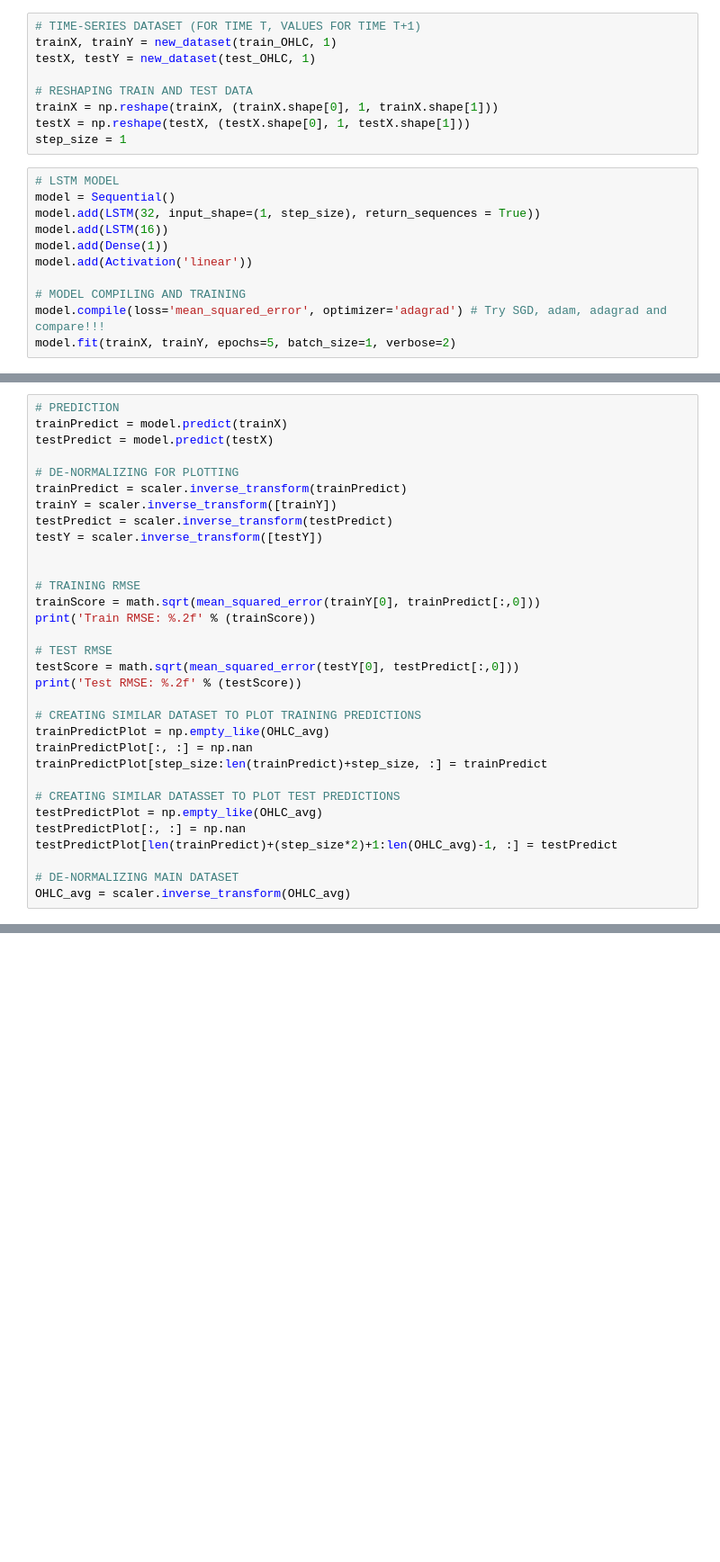
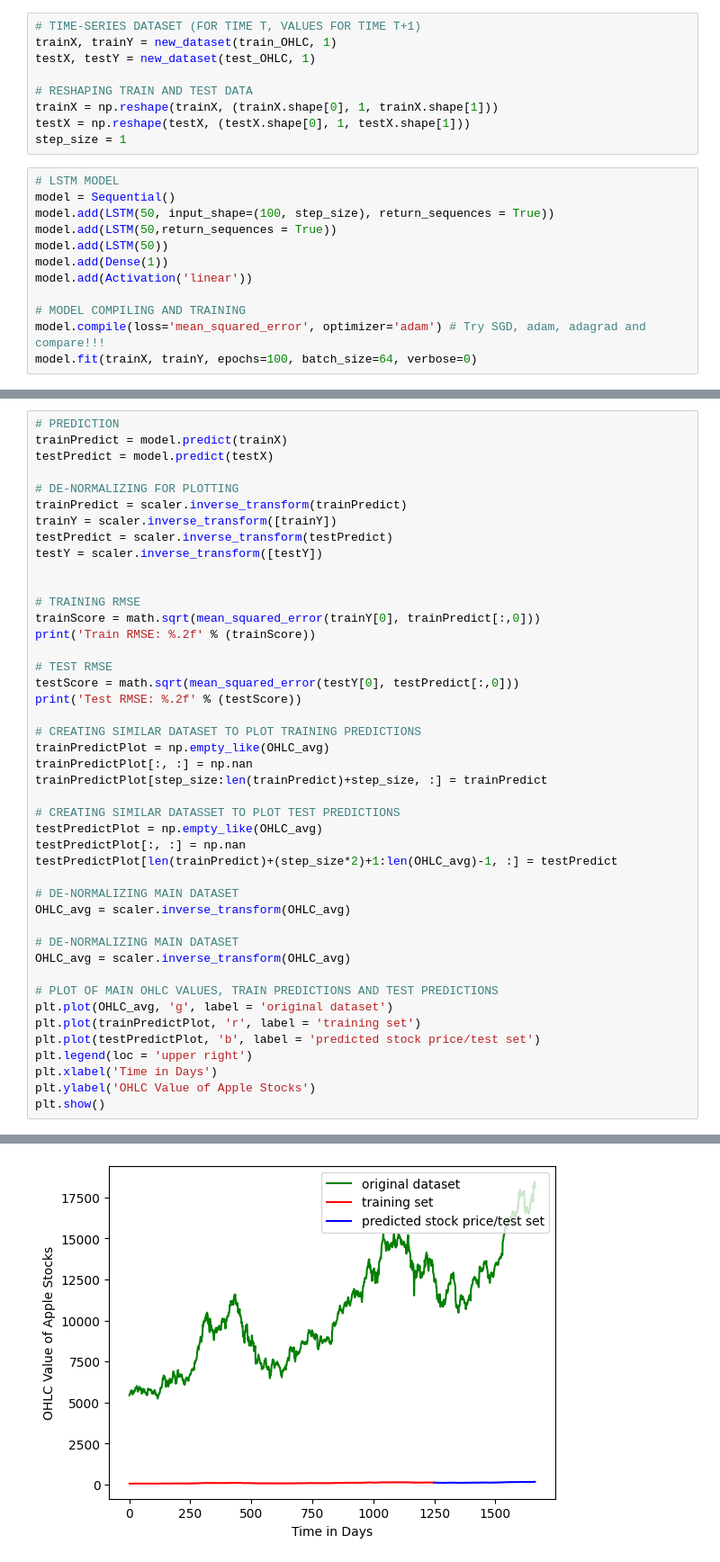
Before and after one commit to paveletto99/ml-stuff, a Jupyter notebook: Stock-Price-Prediction-LSTM.ipynb, the cells around one changed output, grey strips where cells are left out. Shown at 90% size. Cells and saved outputs as stored; diff of their text form; blank space fills up the shorter version.

```diff
--- a/Stock-Price-Prediction-LSTM.ipynb
+++ b/Stock-Price-Prediction-LSTM.ipynb
@@ -79,12 +79,13 @@ step_size = 1
 # %%
 # LSTM MODEL
 model = Sequential()
-model.add(LSTM(32, input_shape=(1, step_size), return_sequences = True))
-model.add(LSTM(16))
+model.add(LSTM(50, input_shape=(100, step_size), return_sequences = True))
+model.add(LSTM(50,return_sequences = True))
+model.add(LSTM(50))
 model.add(Dense(1))
 model.add(Activation('linear'))
 
 # MODEL COMPILING AND TRAINING
-model.compile(loss='mean_squared_error', optimizer='adagrad') # Try SGD, adam, adagrad and compare!!!
-model.fit(trainX, trainY, epochs=5, batch_size=1, verbose=2)
+model.compile(loss='mean_squared_error', optimizer='adam') # Try SGD, adam, adagrad and compare!!!
+model.fit(trainX, trainY, epochs=100, batch_size=64, verbose=0)
 # %% [output]
@@ -131,4 +122,16 @@ testPredictPlot[len(trainPredict)+(step_size*2)+1:len(OHLC_avg)-1, :] = testPred
 
 # DE-NORMALIZING MAIN DATASET
 OHLC_avg = scaler.inverse_transform(OHLC_avg)
+
+# DE-NORMALIZING MAIN DATASET
+OHLC_avg = scaler.inverse_transform(OHLC_avg)
+
+# PLOT OF MAIN OHLC VALUES, TRAIN PREDICTIONS AND TEST PREDICTIONS
+plt.plot(OHLC_avg, 'g', label = 'original dataset')
+plt.plot(trainPredictPlot, 'r', label = 'training set')
+plt.plot(testPredictPlot, 'b', label = 'predicted stock price/test set')
+plt.legend(loc = 'upper right')
+plt.xlabel('Time in Days')
+plt.ylabel('OHLC Value of Apple Stocks')
+plt.show()
 # %% [output]
@@ -139,0 +142 @@ Test RMSE: 47.68
+[figure, added]
```
Also changed, not shown: parts of 4 cells of this notebook, 5 other files.
